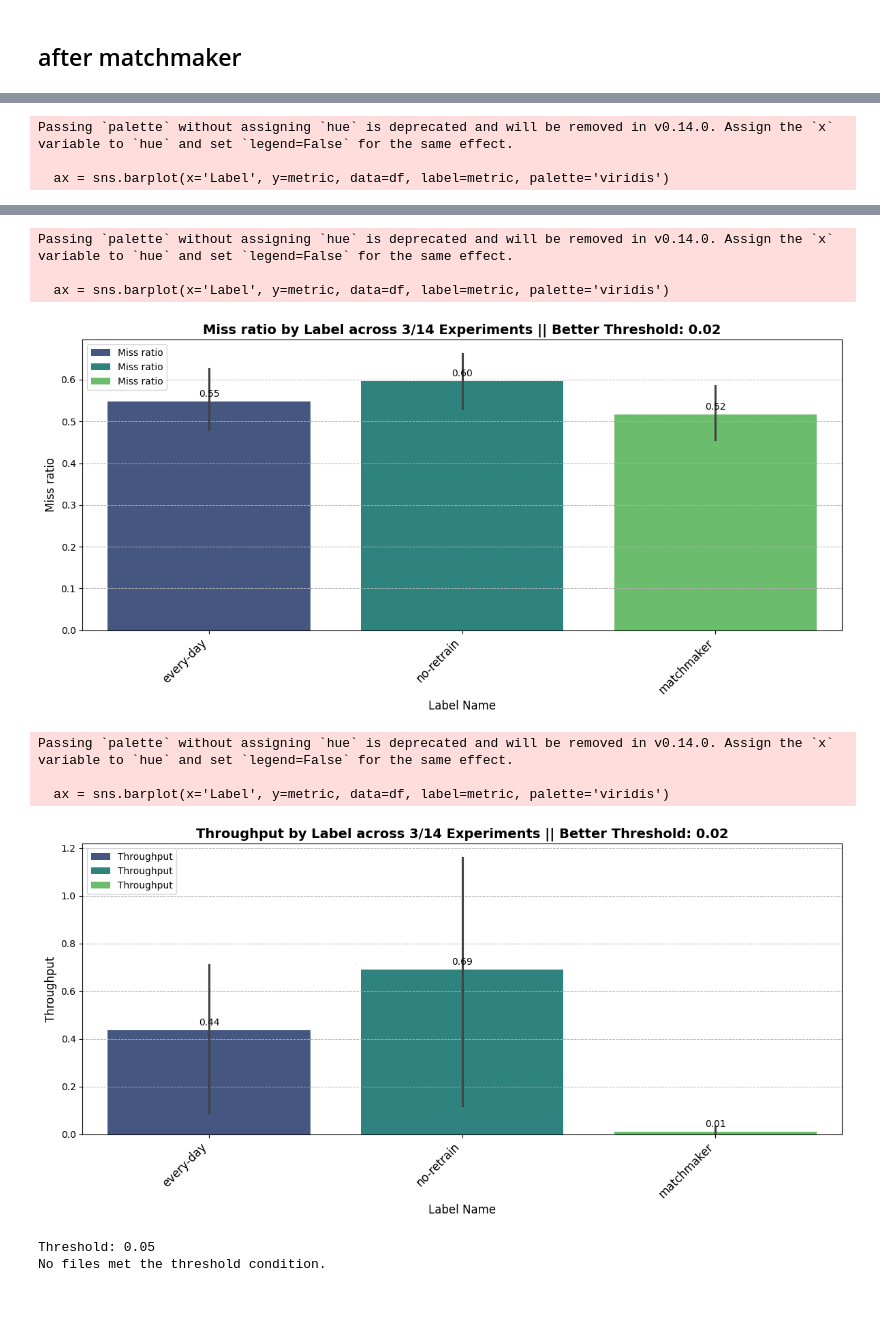
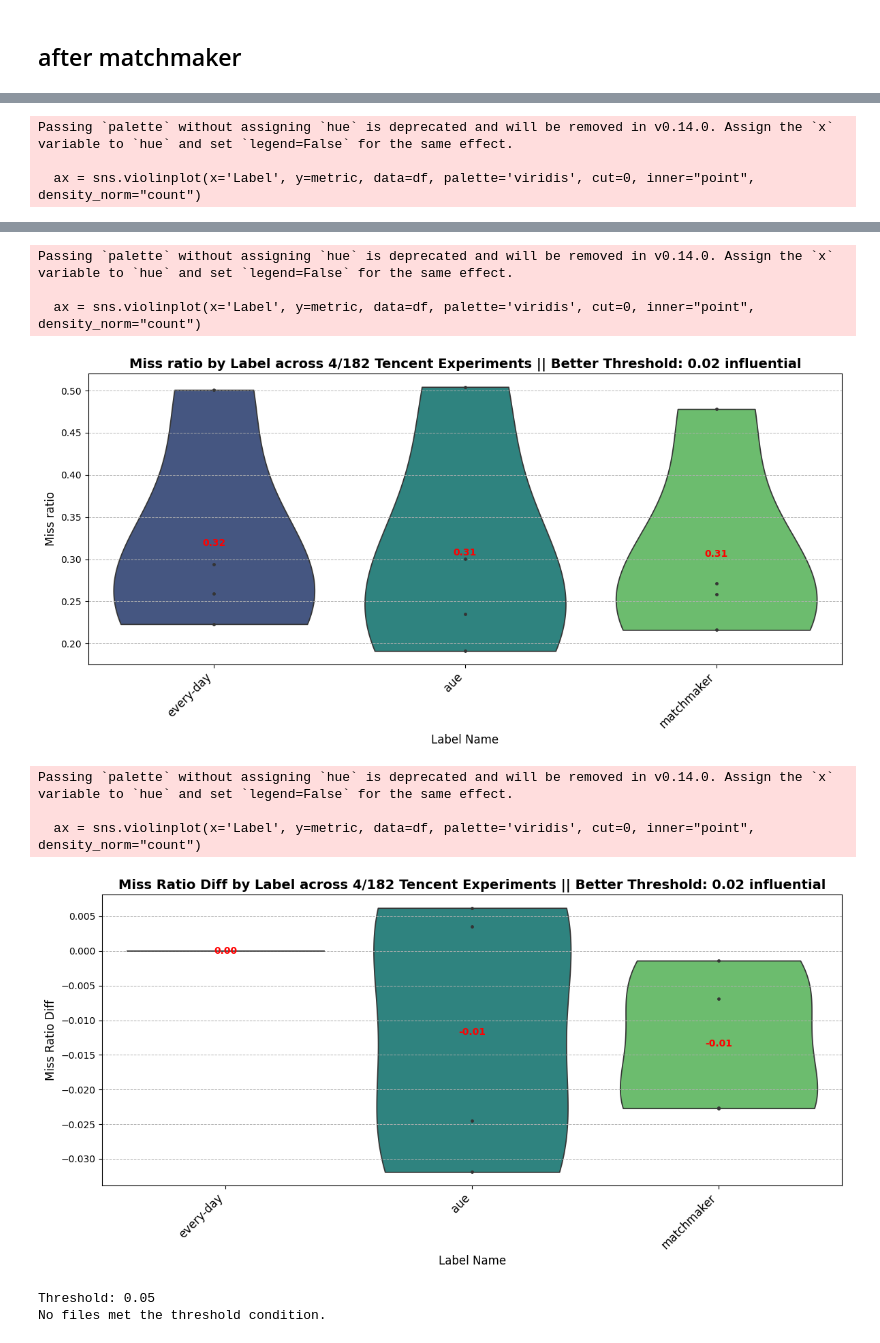
Before and after one commit to williamnixon20/libcachesim-drift, a Jupyter notebook: analyzer.ipynb, the cells around one changed output, grey strips where cells are left out. Cells and saved outputs as stored; diff of their text form; code cells hidden in the pictures; blank space fills up the shorter version.

```diff
--- a/analyzer.ipynb
+++ b/analyzer.ipynb
@@ -180,6 +180,7 @@ plt.show()
 # Cache by time
 # %%
 abs_path = "/home/cc/clio/libCacheSim/scripts/result_matchmaker"
+abs_path = "/home/cc/libcachesim-private/scripts/result_matchmaker"
 
 import os
 import glob
@@ -224,6 +207,7 @@ import seaborn as sns
 import pandas as pd
 import glob
 import numpy as np
+abs_path = "/home/cc/libcachesim-private/scripts/result_matchmaker"
 
 giant_df = pd.DataFrame()
 max_idx = 0
@@ -866,7 +854,7 @@ import pandas as pd
 import seaborn as sns
 import matplotlib.pyplot as plt
 
-def process_with_thresholds(dataframe, thresholds=[0.01, 0.02, 0.05]):
+def process_with_thresholds(dataframe, label = "matchmaker", thresholds=[0.01, 0.02, 0.05]):
     results = {}
 
     # Group data by 'File name'
@@ -876,30 +864,44 @@ def process_with_thresholds(dataframe, thresholds=[0.01, 0.02, 0.05]):
     for threshold in thresholds:
         threshold_results = []
 
-        # Process each file group
-        for file_name, group in grouped:
-            # Find rows where the label contains 'matchmake'
-            matchmake_rows = group[group['Label'].str.contains("matchmake", case=False)]
-            non_matchmake_rows = group[~group['Label'].str.contains("matchmake", case=False)]
+        if "influential" in label:
+            for file_name, group in grouped:
+                baseline_rows = group[group['Label'].str.contains('every', case=False)]
+                non_baseline_rows = group[~group['Label'].str.contains('every', case=False)]
 
-            if not matchmake_rows.empty and not non_matchmake_rows.empty:
-                # Get the minimum miss ratio for matchmake rows
-                matchmake_min_miss_ratio = matchmake_rows['Miss ratio'].min()
+                if not baseline_rows.empty and not non_baseline_rows.empty:
+                    # Get the minimum miss ratio for matchmake rows
+                    baseline_miss_ratio = baseline_rows['Miss ratio'].min()
+                    for row in non_baseline_rows.to_dict(orient='records'):
+                        if (row['Miss ratio'] - baseline_miss_ratio) < (-1 * threshold):
+                            threshold_results.extend(group.to_dict(orient='records'))
+                            continue
+        else:
+            # Process each file group
+            for file_name, group in grouped:
+                # Find rows where the label contains 'matchmake'
+                matchmake_rows = group[group['Label'].str.contains(label, case=False)]
+                non_matchmake_rows = group[~group['Label'].str.contains(label, case=False)]
 
-                # Get the second-best miss ratio from non-matchmake rows
-                second_best_miss_ratio = non_matchmake_rows['Miss ratio'].min()
-                # Check if matchmake is better than the second best by at least the threshold
-                if matchmake_min_miss_ratio <= second_best_miss_ratio - threshold:
-                    # If condition is met, add all rows for this file to threshold_results
-                    threshold_results.extend(group.to_dict(orient='records'))
+                if not matchmake_rows.empty and not non_matchmake_rows.empty:
+                    # Get the minimum miss ratio for matchmake rows
+                    matchmake_min_miss_ratio = matchmake_rows['Miss ratio'].min()
+
+                    # Get the second-best miss ratio from non-matchmake rows
+                    second_best_miss_ratio = non_matchmake_rows['Miss ratio'].min()
+                    # Check if matchmake is better than the second best by at least the threshold
+                    if matchmake_min_miss_ratio <= second_best_miss_ratio - threshold:
+                        # If condition is met, add all rows for this file to threshold_results
+                        threshold_results.extend(group.to_dict(orient='records'))
 
         # Store results for the current threshold
         results[threshold] = pd.DataFrame(threshold_results)
 
     return results
 
+label_to_filter = "influential"
 total_n_unique = giant_df['File name'].nunique()
-results = process_with_thresholds(giant_df)
+results = process_with_thresholds(giant_df, label=label_to_filter)
 
 # Print and plot the results
 for threshold, result_df in results.items():
@@ -909,7 +911,8 @@ for threshold, result_df in results.items():
         print("No files met the threshold condition.")
         continue
     print(result_df['File name'].unique())
-    plot_metrics(result_df, 'Miss ratio', total_exp, title_add=f"Better Threshold: {threshold}")
-    plot_metrics(result_df, 'Throughput', total_exp, title_add=f"Better Threshold: {threshold}")
+    plot_metrics(result_df, 'Miss ratio', total_exp, title_add=f"Better Threshold: {threshold} {label_to_filter}")
+    plot_metrics(result_df, 'Miss Ratio Diff', total_exp, title_add=f"Better Threshold: {threshold} {label_to_filter}")
+    # plot_metrics(result_df, 'Throughput', total_exp, title_add=f"Better Threshold: {threshold}")
 # %% [output]
 Threshold: 0.01
@@ -929,3 +937,3 @@ Passing `palette` without assigning `hue` is deprecated and will be removed in v
 Passing `palette` without assigning `hue` is deprecated and will be removed in v0.14.0. Assign the `x` variable to `hue` and set `legend=False` for the same effect.
 
-  ax = sns.barplot(x='Label', y=metric, data=df, label=metric, palette='viridis')
+  ax = sns.violinplot(x='Label', y=metric, data=df, palette='viridis', cut=0, inner="point", density_norm="count")
@@ -937,10 +946,10 @@ Threshold: 0.02
 Passing `palette` without assigning `hue` is deprecated and will be removed in v0.14.0. Assign the `x` variable to `hue` and set `legend=False` for the same effect.
 
-  ax = sns.barplot(x='Label', y=metric, data=df, label=metric, palette='viridis')
+  ax = sns.violinplot(x='Label', y=metric, data=df, palette='viridis', cut=0, inner="point", density_norm="count")
-[figure, old version]
+[figure, new version]
 Passing `palette` without assigning `hue` is deprecated and will be removed in v0.14.0. Assign the `x` variable to `hue` and set `legend=False` for the same effect.
 
-  ax = sns.barplot(x='Label', y=metric, data=df, label=metric, palette='viridis')
+  ax = sns.violinplot(x='Label', y=metric, data=df, palette='viridis', cut=0, inner="point", density_norm="count")
-[figure, old version]
+[figure, new version]
 Threshold: 0.05
 No files met the threshold condition.
```
Also changed, not shown: parts of 5 cells of this notebook, 17 other files.
